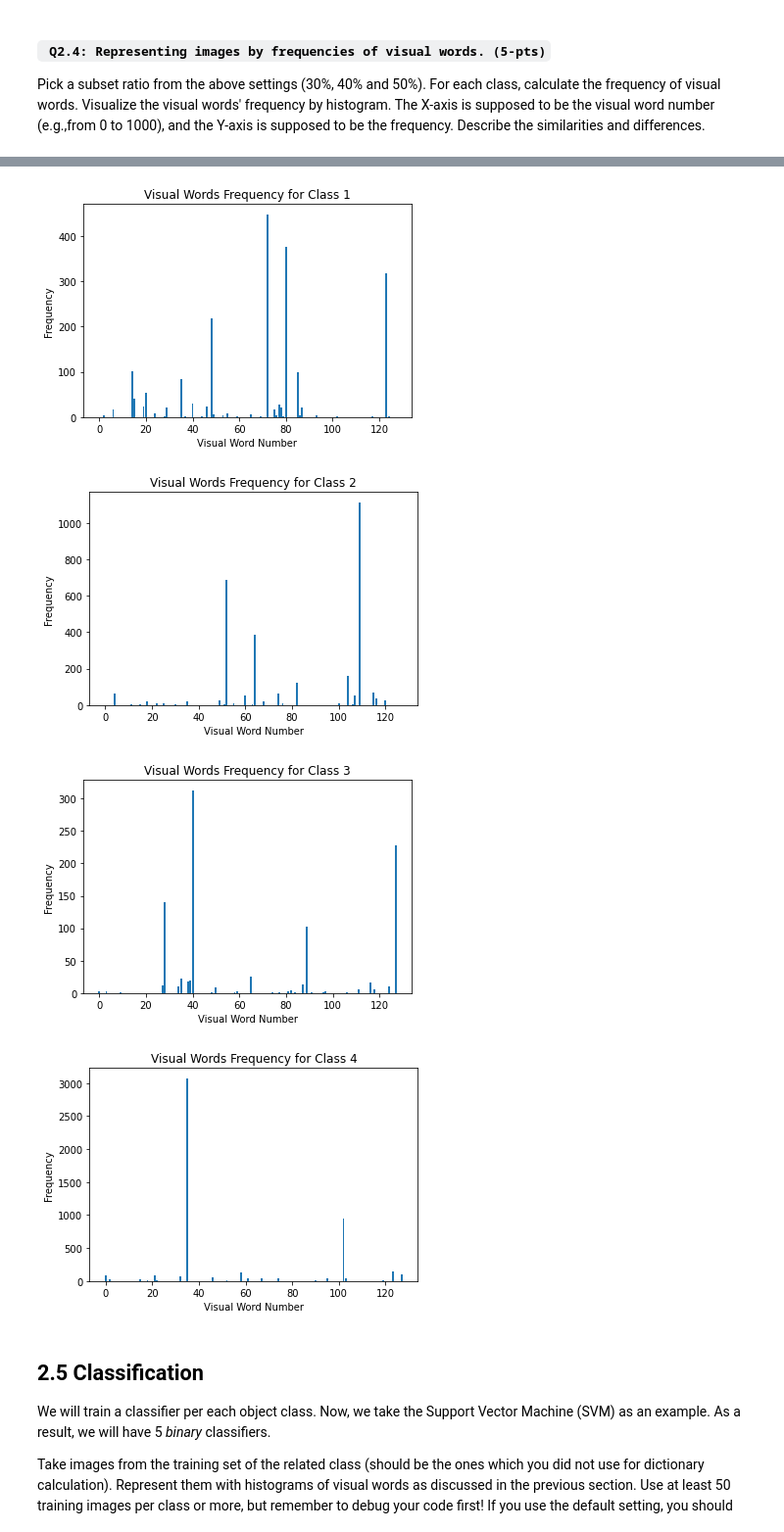
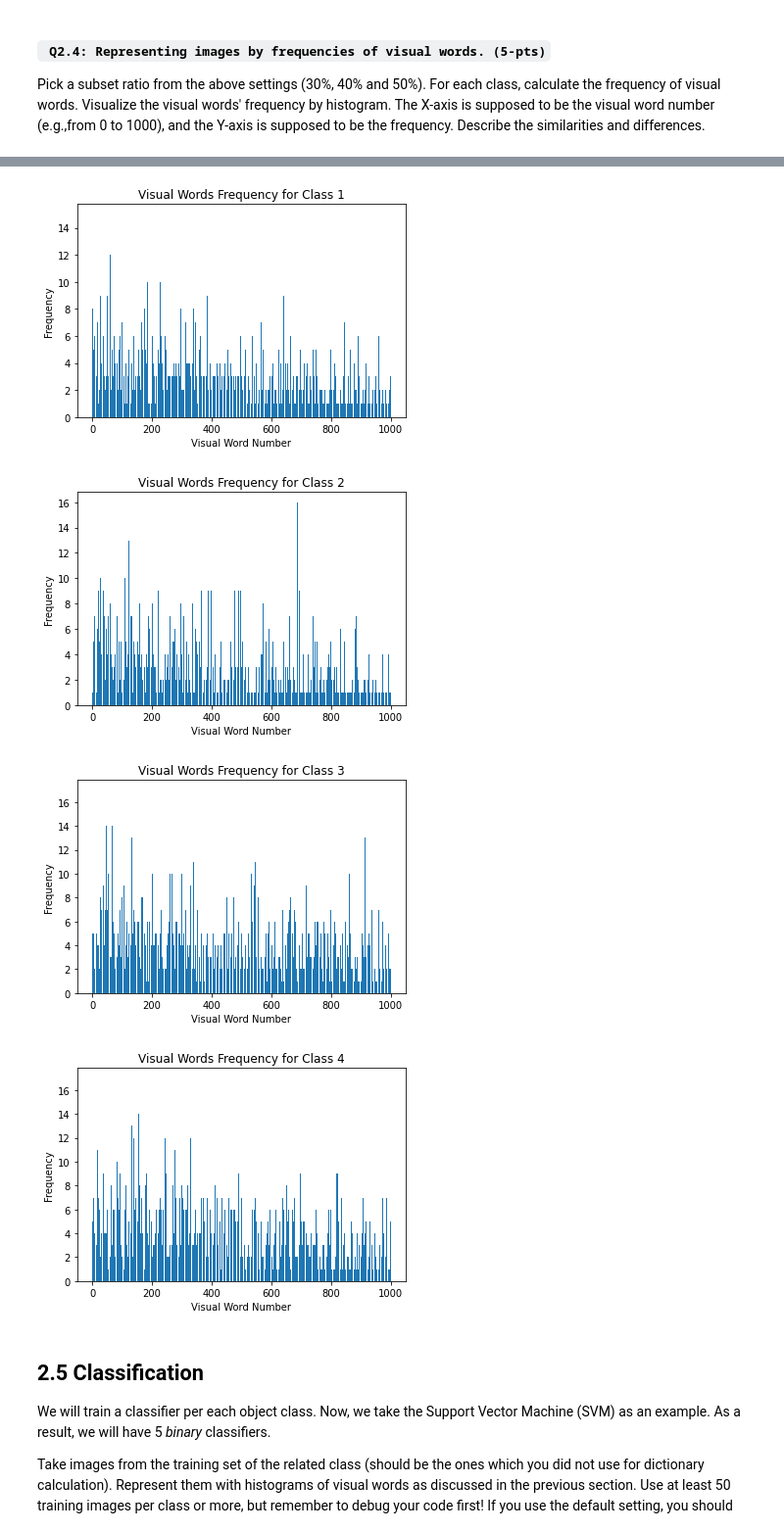
Before and after one commit to richtervanemmerik/CV1-Final-Lab, a Jupyter notebook: CV1 Final Lab Pt1.ipynb, the cells around one changed output, grey strips where cells are left out. Shown at 98% size. Saved outputs shown, nothing was run; the diff lists cells and outputs as text; code cells hidden in the pictures.

```diff
--- a/CV1 Final Lab Pt1.ipynb
+++ b/CV1 Final Lab Pt1.ipynb
@@ -268,17 +261,21 @@ plt.show()
 ## **2.3 Encoding Features Using Visual Vocabulary**
 
 Once we have a visual vocabulary, we can represent each image as a collection of visual words. For this purpose, we need to extract feature descriptors (with SIFT) and then assign each descriptor to the closest visual word from the vocabulary.
+# %%
+def assign_to_visual_word(kmeans, descriptors):
+    labels = kmeans.predict(descriptors)
+    return labels
 # %%
 ######################
 # YOUR CODE HERE
 ######################
-from sklearn.neighbors import NearestNeighbors
-def assign_to_visual_word(visual_dictionary, descriptors):
+# from sklearn.neighbors import NearestNeighbors
+# def assign_to_visual_word(visual_dictionary, descriptors):
 
-    nn = NearestNeighbors(n_neighbors=1)
-    nn.fit(visual_dictionary)
-    distances, indices = nn.kneighbors(descriptors)
-    return indices
+#     nn = NearestNeighbors(n_neighbors=1)
+#     nn.fit(visual_dictionary)
+#     distances, indices = nn.kneighbors(descriptors)
+#     return indices
 #indices_of_nearest_visual_word = assign_to_visual_word(visual_dictionaries, descriptors)
 # %%
 # represent 1 image as visual of words histogram
@@ -306,7 +303,8 @@ Pick a subset ratio from the above settings (30%, 40% and 50%). For each class,
 ################################
 # YOUR CODE HERE
 ################################
-num_visual_words = 128
+import matplotlib.pyplot as plt
+num_visual_words = 1000
 
 class_frequencies = []
 for class_label in np.unique(training_label):
@@ -319,7 +317,7 @@ for class_label in np.unique(training_label):
     remaining_images = take_remaining_images(subset_class_images, class_images)
 
     visual_dictionaries = visual_dictionary(remaining_images, kmeans)
-    visual_word_indices = assign_to_visual_word(visual_dictionaries, descriptors)
+    visual_word_indices = assign_to_visual_word(kmeans, class_descriptors)
 
     class_histogram, _ = np.histogram(visual_word_indices, bins=range(num_visual_words+1))
     class_frequencies.append(class_histogram)
@@ -338,7 +336,7 @@ for i, class_frequency in enumerate(class_frequencies):
-[figure, old version]
+[figure, new version]
-[figure, old version]
+[figure, new version]
-[figure, old version]
+[figure, new version]
-[figure, old version]
+[figure, new version]
 # %% [markdown]
 ## **2.5 Classification**
 
```
Also changed, not shown: parts of 33 cells of this notebook.
